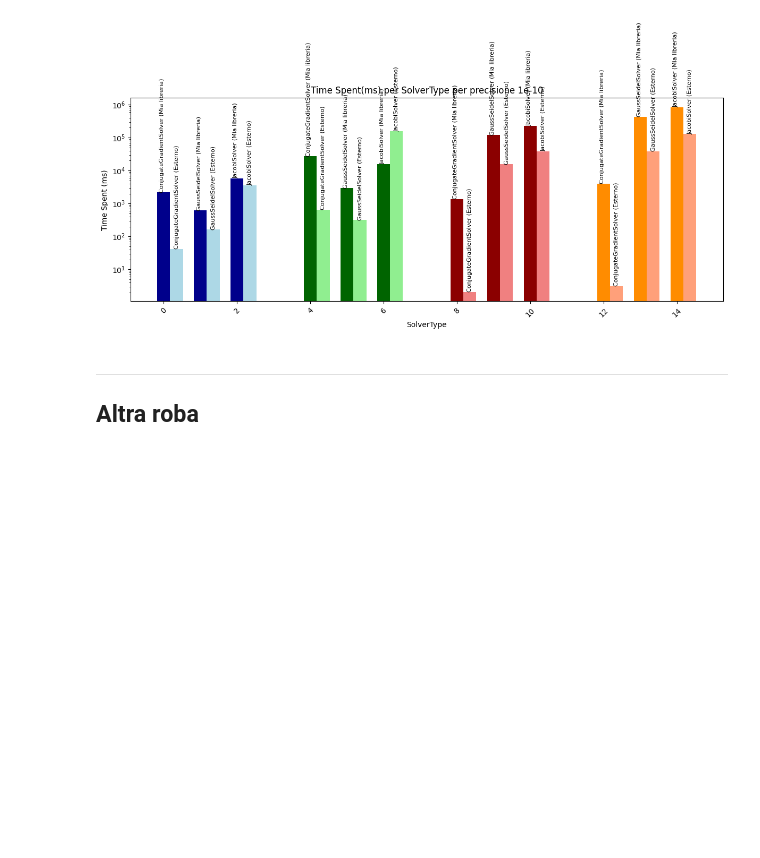
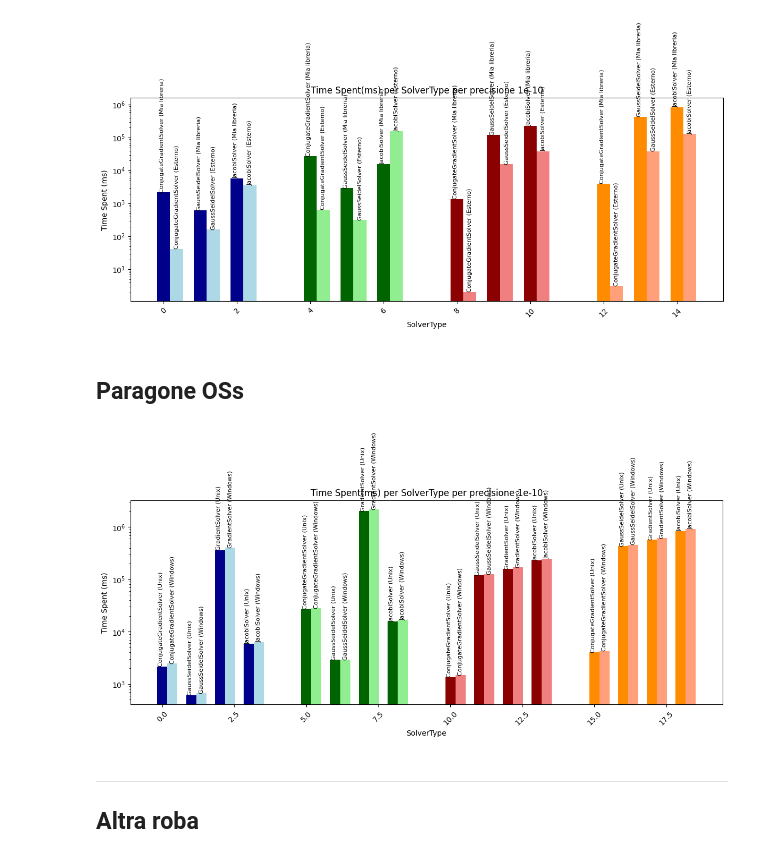
Before and after one commit to VR3ED/Easy_Matrix, a Jupyter notebook: Python_Tests/Graph performance differencesipynb.ipynb, the cells around one changed output. Cells and saved outputs as stored; diff of their text form; code cells hidden in the pictures; blank space fills up the shorter version.

```diff
--- a/Python_Tests/Graph performance differencesipynb.ipynb
+++ b/Python_Tests/Graph performance differencesipynb.ipynb
@@ -378,6 +378,54 @@ plt.tight_layout()
 plt.show()
 # %% [output]
 [figure]
+# %% [markdown]
+## Paragone OSs
+# %%
+# Carica i dati
+unix_data = pd.read_csv("result_parallelism_linux.csv")
+windows_data = pd.read_csv("result_parallelism_windows.csv")
+
+matrices = ['spa1.mtx', 'spa2.mtx', 'vem1.mtx', 'vem2.mtx']
+colors = ['darkblue', 'darkgreen', 'darkred', 'darkorange']
+light_colors = ['lightblue', 'lightgreen', 'lightcoral', 'lightsalmon']
+
+plt.figure(figsize=(12, 6))
+bar_width = 0.35
+index_offset = 0
+
+for i, matrix in enumerate(matrices):
+    # Filtra i dati per la matrice corrente
+    filtered_unix_data = unix_data[(unix_data['Matrix'] == matrix) & (unix_data['PrecisionRequired'] == 1e-10)]
+    filtered_windows_data = windows_data[(windows_data['Matrix'] == matrix) & (windows_data['PrecisionRequired'] == 1e-10)]
+
+    # Raggruppa per 'SolverType' e 'PrecisionRequired'
+    grouped_unix_data = filtered_unix_data.groupby(['SolverType', 'PrecisionRequired'])['TimeSpent(ms)'].mean().reset_index()
+    grouped_windows_data = filtered_windows_data.groupby(['SolverType', 'PrecisionRequired'])['TimeSpent(ms)'].mean().reset_index()
+
+    # Merge the unix and windows data on 'SolverType' and 'PrecisionRequired'
+    merged_data = pd.merge(grouped_unix_data, grouped_windows_data, on=['SolverType', 'PrecisionRequired'], suffixes=('_unix', '_windows'))
+
+    # Plot unix and windows data side by side
+    index = np.arange(len(merged_data)) + index_offset
+    plt.bar(index, merged_data['TimeSpent(ms)_unix'], bar_width, label=f'{matrix} Unix Data', color=colors[i])
+    plt.bar(index + bar_width, merged_data['TimeSpent(ms)_windows'], bar_width, label=f'{matrix} Windows Data', color=light_colors[i])
+
+    # Add solver names and data source labels
+    for j, row in merged_data.iterrows():
+        plt.text(index[j] - bar_width / 8, row['TimeSpent(ms)_unix'], f"{row['SolverType']} (Unix)", ha='center', va='bottom', fontsize=8, rotation=90)
+        plt.text(index[j] + bar_width, row['TimeSpent(ms)_windows'], f"{row['SolverType']} (Windows)", ha='center', va='bottom', fontsize=8, rotation=90)
+
+    index_offset += len(merged_data) + 1  # Add space between different matrices
+
+plt.title("Time Spent(ms) per SolverType per precisione 1e-10")
+plt.xlabel("SolverType")
+plt.ylabel("Time Spent (ms)")
+plt.xticks(rotation=45)
+plt.yscale('log')
+plt.tight_layout()
+plt.show()
+# %% [output]
+[figure, added]
 # %% [markdown]
 -------------
 
```
Also changed, not shown: 2 other files.
